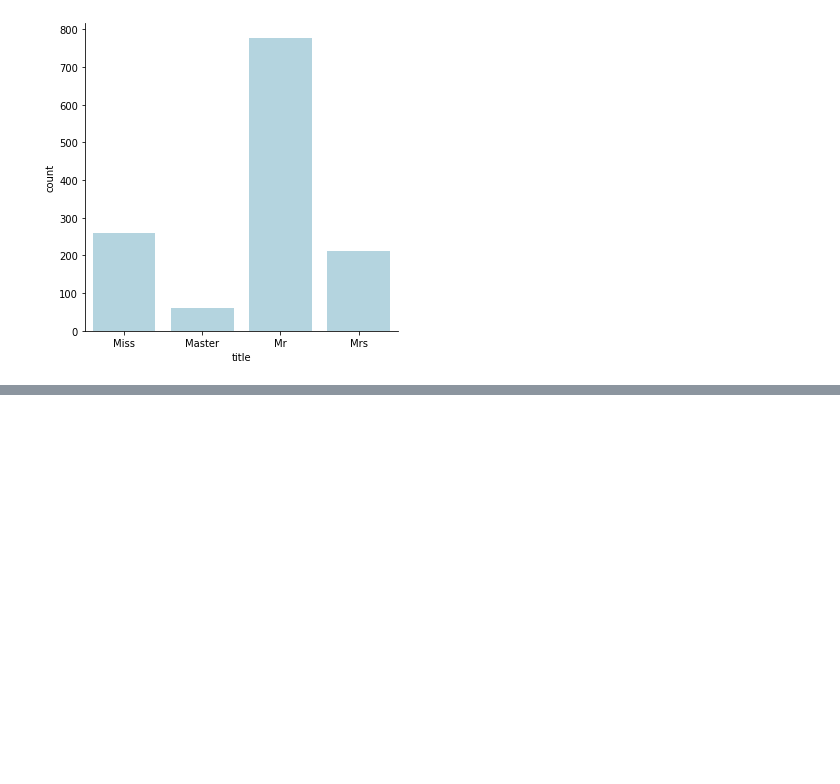
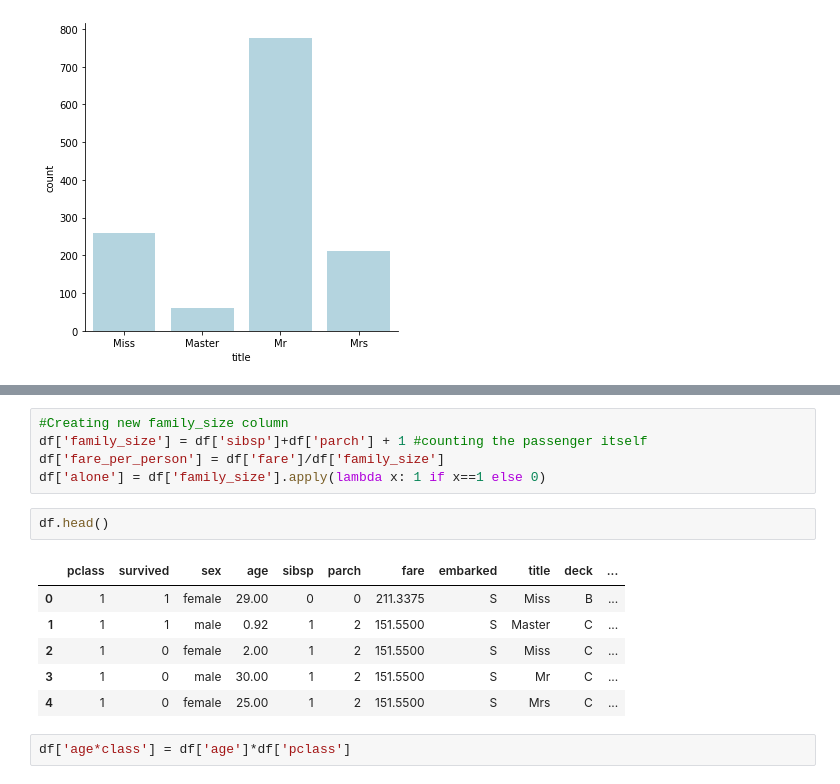
Before and after one commit to raulbarrue/titanic_api, a Jupyter notebook: modelling/EDA & Modelling.ipynb, the cells around one changed output, grey strips where cells are left out. Drawn from its saved outputs; the diff is of its cells as text; blank space fills up the shorter version.

```diff
--- a/modelling/EDA & Modelling.ipynb
+++ b/modelling/EDA & Modelling.ipynb
@@ -151,0 +210,16 @@ sns.catplot(x="title", kind="count", color="lightblue", data=df);
+# %%
+#Creating new family_size column
+df['family_size'] = df['sibsp']+df['parch'] + 1 #counting the passenger itself
+df['fare_per_person'] = df['fare']/df['family_size']
+df['alone'] = df['family_size'].apply(lambda x: 1 if x==1 else 0)
+# %%
+df.head()
+# %% [output]
+|  | pclass | survived | sex | age | sibsp | parch | fare | embarked | title | deck | ... |
+| 0 | 1 | 1 | female | 29.00 | 0 | 0 | 211.3375 | S | Miss | B | ... |
+| 1 | 1 | 1 | male | 0.92 | 1 | 2 | 151.5500 | S | Master | C | ... |
+| 2 | 1 | 0 | female | 2.00 | 1 | 2 | 151.5500 | S | Miss | C | ... |
+| 3 | 1 | 0 | male | 30.00 | 1 | 2 | 151.5500 | S | Mr | C | ... |
+| 4 | 1 | 0 | female | 25.00 | 1 | 2 | 151.5500 | S | Mrs | C | ... |
+# %%
+df['age*class'] = df['age']*df['pclass']
```
Also changed, not shown: parts of 73 cells of this notebook, 13 other files.
